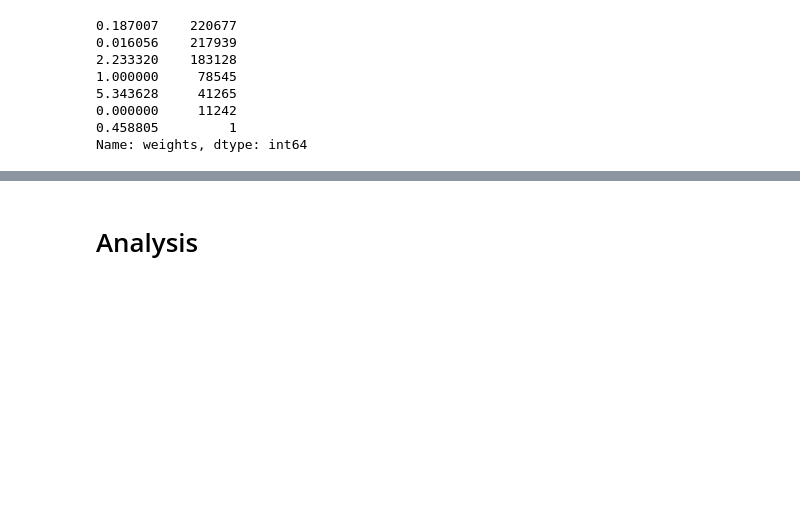
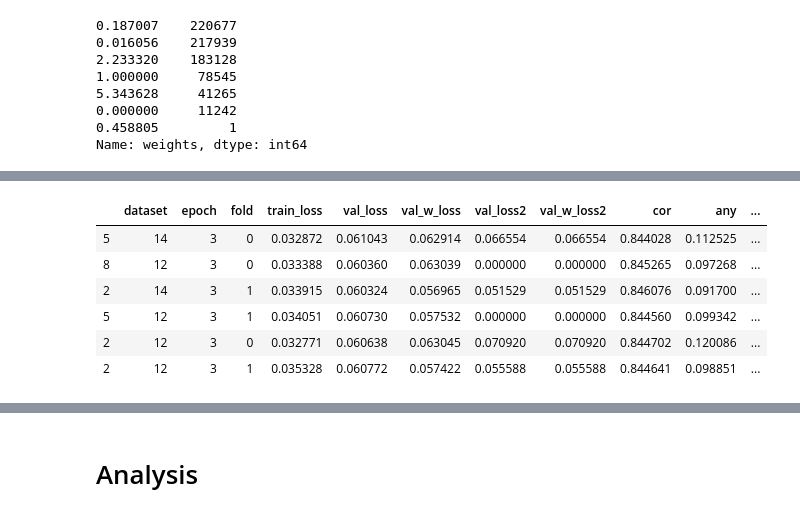
Before and after one commit to nosound2/RSNA-Hemorrhage, a Jupyter notebook: notebooks/Training.ipynb, the cells around one changed output, grey strips where cells are left out. Drawn from its saved outputs; the diff is of its cells as text; code cells hidden in the pictures; blank space fills up the shorter version.

```diff
--- a/notebooks/Training.ipynb
+++ b/notebooks/Training.ipynb
@@ -182 +203,11 @@ stats2 = pd.concat([pd.read_csv(PATH_WORK/'stats.f{}.v{}'.format(0,32)),
+# %%
+stats2.loc[stats2.epoch == 3]
+# %% [output]
+|  | dataset | epoch | fold | train_loss | val_loss | val_w_loss | val_loss2 | val_w_loss2 | cor | any | ... |
+| 5 | 14 | 3 | 0 | 0.032872 | 0.061043 | 0.062914 | 0.066554 | 0.066554 | 0.844028 | 0.112525 | ... |
+| 8 | 12 | 3 | 0 | 0.033388 | 0.060360 | 0.063039 | 0.000000 | 0.000000 | 0.845265 | 0.097268 | ... |
+| 2 | 14 | 3 | 1 | 0.033915 | 0.060324 | 0.056965 | 0.051529 | 0.051529 | 0.846076 | 0.091700 | ... |
+| 5 | 12 | 3 | 1 | 0.034051 | 0.060730 | 0.057532 | 0.000000 | 0.000000 | 0.844560 | 0.099342 | ... |
+| 2 | 12 | 3 | 0 | 0.032771 | 0.060638 | 0.063045 | 0.070920 | 0.070920 | 0.844702 | 0.120086 | ... |
+| 2 | 12 | 3 | 1 | 0.035328 | 0.060772 | 0.057422 | 0.055588 | 0.055588 | 0.844641 | 0.098851 | ... |
 # %%
```
Also changed, not shown: parts of 15 cells of this notebook, 1 other file.
